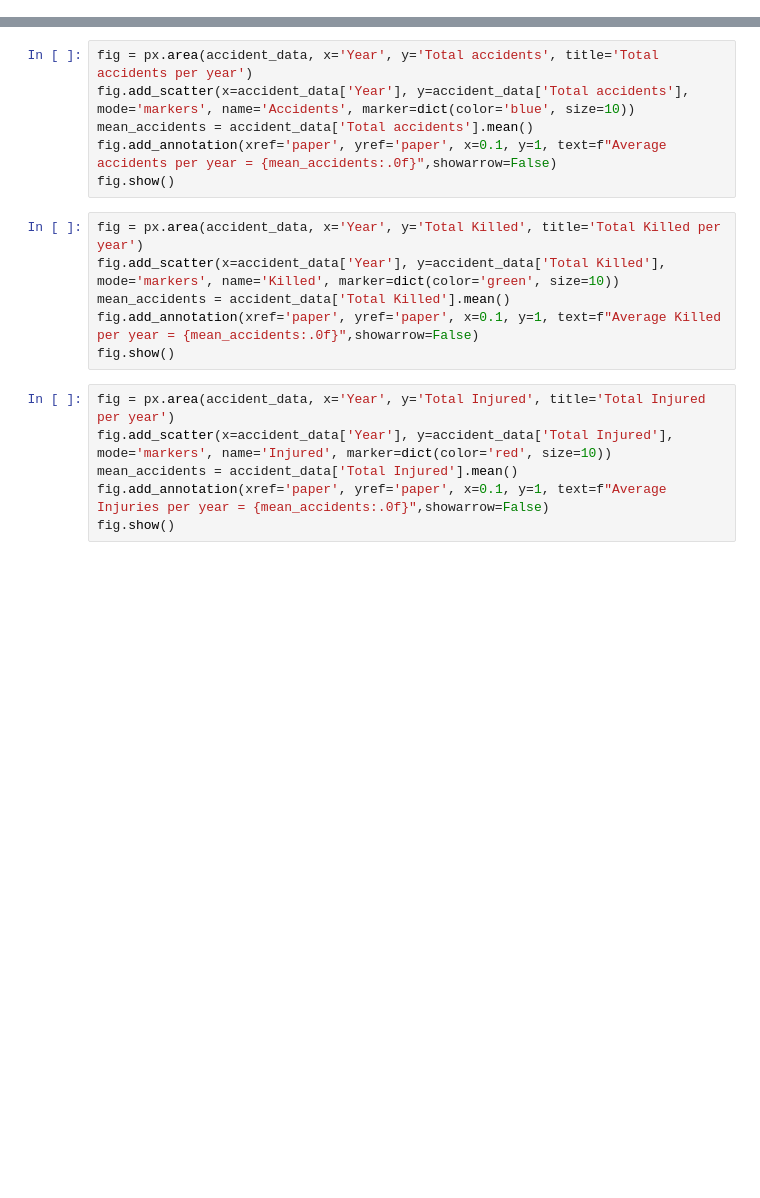
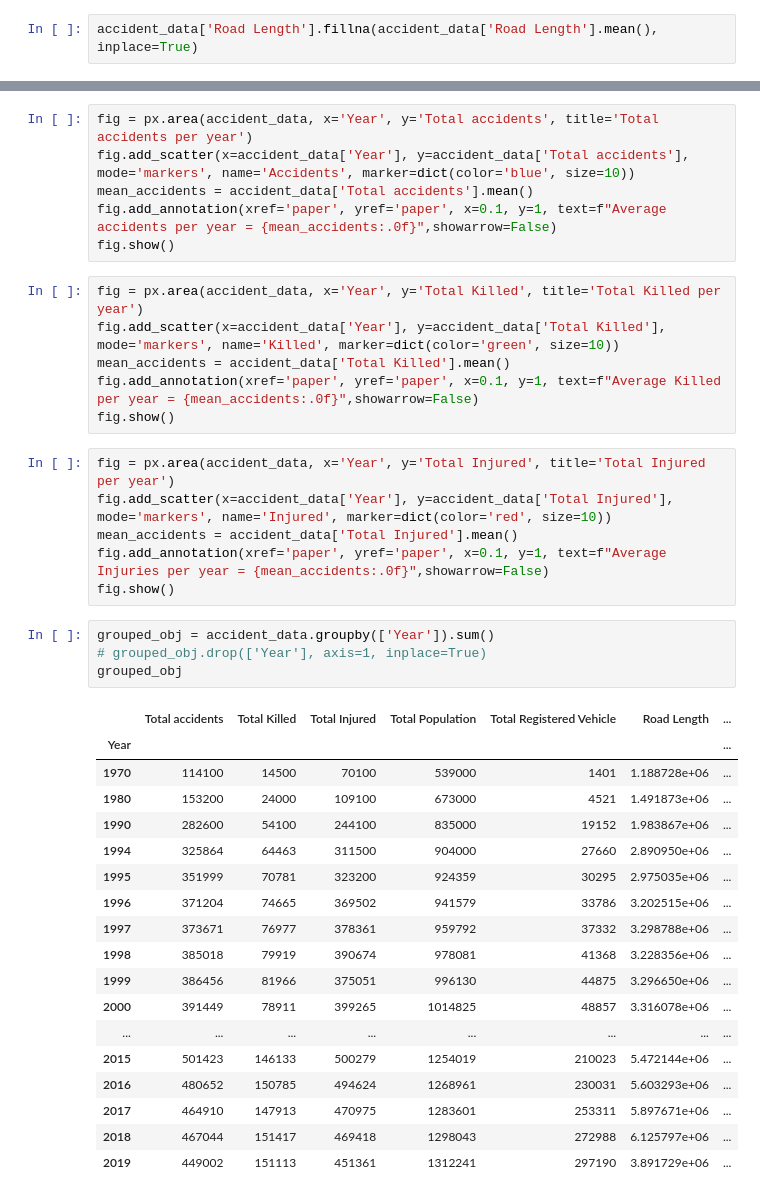
Before and after one commit to janvidixit3344/Accident_ROAD, a Jupyter notebook: analysis2.ipynb, the cells around one changed output, grey strips where cells are left out. Saved outputs shown, nothing was run; the diff lists cells and outputs as text; blank space fills up the shorter version.

```diff
--- a/analysis2.ipynb
+++ b/analysis2.ipynb
@@ -57,0 +167,2 @@ accident_data
+# %%
+accident_data['Road Length'].fillna(accident_data['Road Length'].mean(), inplace=True)
@@ -73,3 +204,26 @@ fig.add_scatter(x=accident_data['Year'], y=accident_data['Total Injured'], mode=
 mean_accidents = accident_data['Total Injured'].mean()
 fig.add_annotation(xref='paper', yref='paper', x=0.1, y=1, text=f"Average Injuries per year = {mean_accidents:.0f}",showarrow=False)
 fig.show()
+# %%
+grouped_obj = accident_data.groupby(['Year']).sum()
+# grouped_obj.drop(['Year'], axis=1, inplace=True)
+grouped_obj
+# %% [output]
+|  | Total accidents | Total Killed | Total Injured | Total Population | Total Registered Vehicle | Road Length | ... |
+| Year |  |  |  |  |  |  | ... |
+| 1970 | 114100 | 14500 | 70100 | 539000 | 1401 | 1.188728e+06 | ... |
+| 1980 | 153200 | 24000 | 109100 | 673000 | 4521 | 1.491873e+06 | ... |
+| 1990 | 282600 | 54100 | 244100 | 835000 | 19152 | 1.983867e+06 | ... |
+| 1994 | 325864 | 64463 | 311500 | 904000 | 27660 | 2.890950e+06 | ... |
+| 1995 | 351999 | 70781 | 323200 | 924359 | 30295 | 2.975035e+06 | ... |
+| 1996 | 371204 | 74665 | 369502 | 941579 | 33786 | 3.202515e+06 | ... |
+| 1997 | 373671 | 76977 | 378361 | 959792 | 37332 | 3.298788e+06 | ... |
+| 1998 | 385018 | 79919 | 390674 | 978081 | 41368 | 3.228356e+06 | ... |
+| 1999 | 386456 | 81966 | 375051 | 996130 | 44875 | 3.296650e+06 | ... |
+| 2000 | 391449 | 78911 | 399265 | 1014825 | 48857 | 3.316078e+06 | ... |
+| ... | ... | ... | ... | ... | ... | ... | ... |
+| 2015 | 501423 | 146133 | 500279 | 1254019 | 210023 | 5.472144e+06 | ... |
+| 2016 | 480652 | 150785 | 494624 | 1268961 | 230031 | 5.603293e+06 | ... |
+| 2017 | 464910 | 147913 | 470975 | 1283601 | 253311 | 5.897671e+06 | ... |
+| 2018 | 467044 | 151417 | 469418 | 1298043 | 272988 | 6.125797e+06 | ... |
+| 2019 | 449002 | 151113 | 451361 | 1312241 | 297190 | 3.891729e+06 | ... |
```
Also changed, not shown: parts of 11 cells of this notebook, 4 other files.
